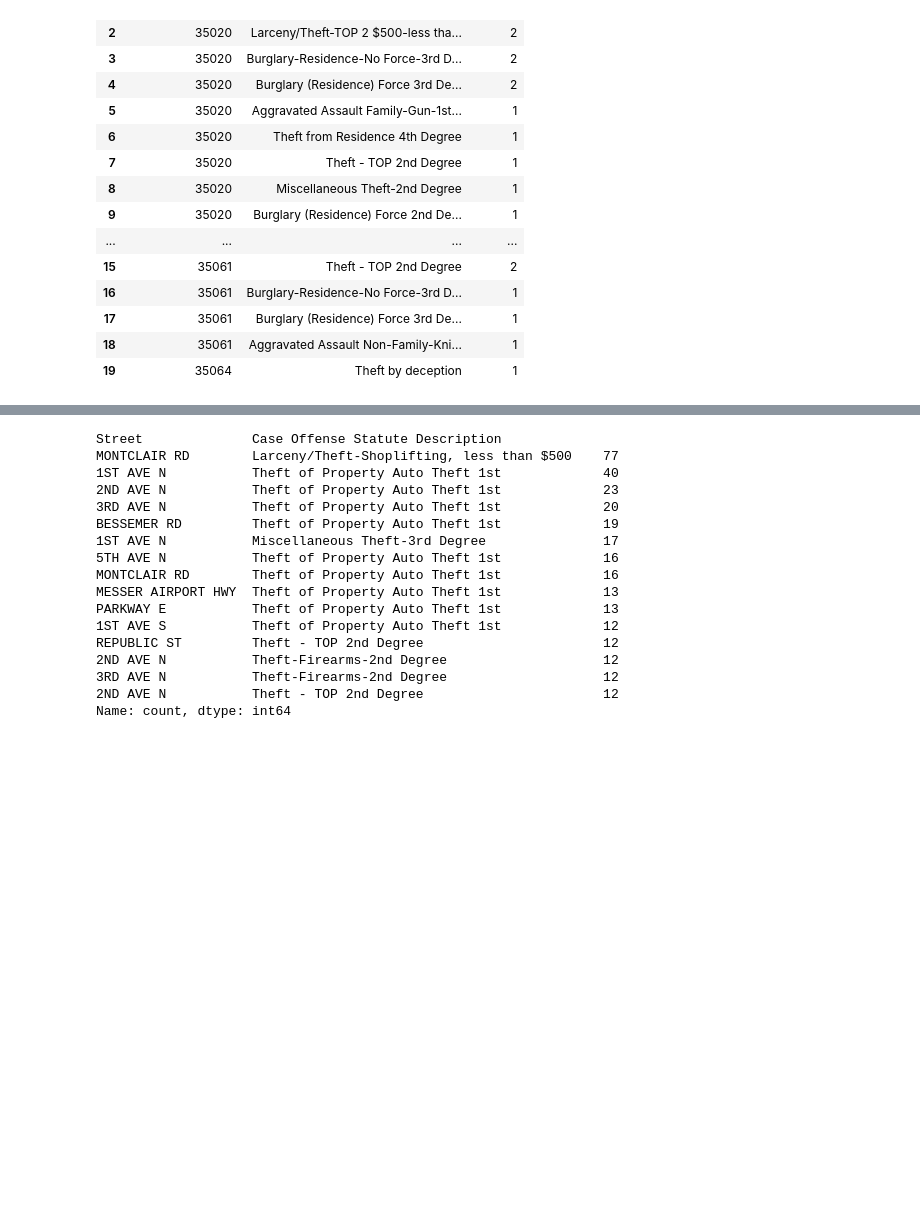
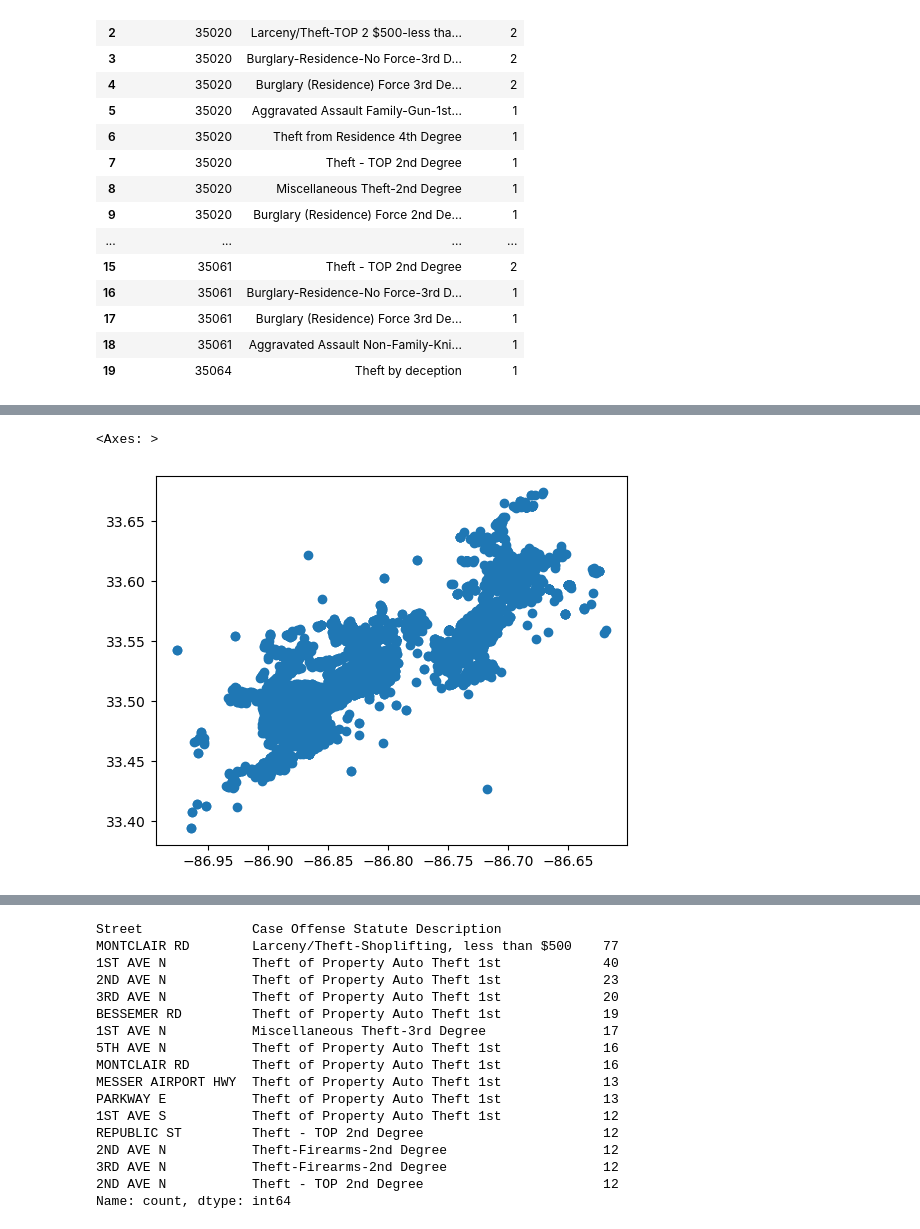
Before and after one commit to Uhuegbu23/crime_unemployment_data, a Jupyter notebook: notebooks/birmingham_crime.ipynb, the cells around one changed output, grey strips where cells are left out. Saved outputs shown, nothing was run; the diff lists cells and outputs as text; code cells hidden in the pictures; blank space fills up the shorter version.

```diff
--- a/notebooks/birmingham_crime.ipynb
+++ b/notebooks/birmingham_crime.ipynb
@@ -243,3 +325,6 @@ num_offense_per_zip_df
 | 17 | 35061 | Burglary (Residence) Force 3rd De... | 1 |
 | 18 | 35061 | Aggravated Assault Non-Family-Kni... | 1 |
 | 19 | 35064 | Theft by deception | 1 |
+# %%
+birm_crime_df_geo = gpd.GeoDataFrame(birm_crime_df, geometry=gpd.points_from_xy(birm_crime_df['Case Address Longitude'], birm_crime_df['Case Address Latitude']))
+birm_crime_df_geo
@@ -245,0 +362,5 @@ num_offense_per_zip_df
+# %%
+birm_crime_df_geo.plot()
+# %% [output]
+<Axes: >
+[figure, added]
```
Also changed, not shown: parts of 84 cells of this notebook.
